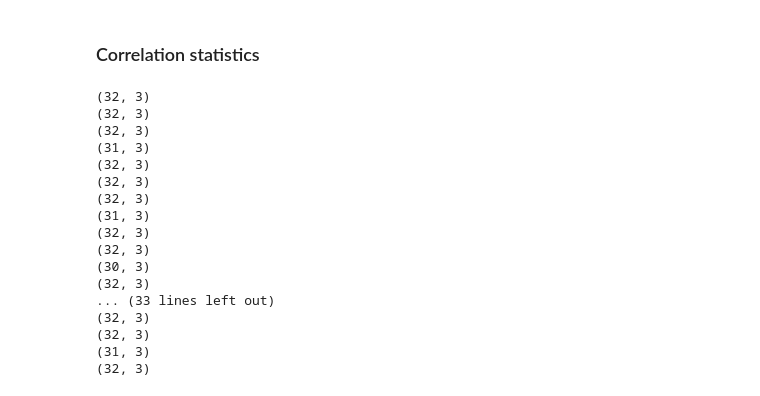
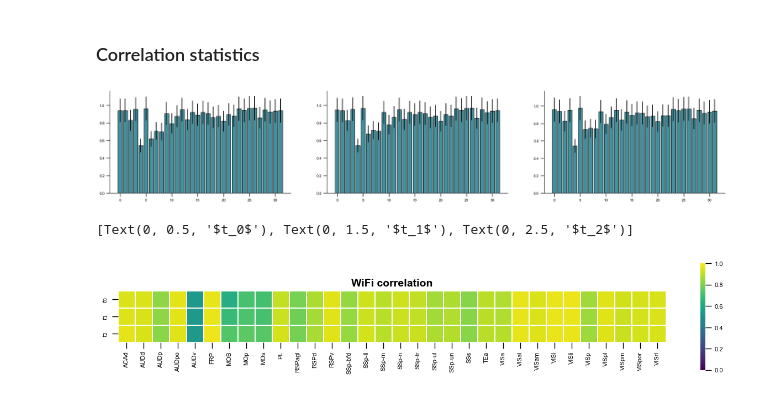
Before and after one commit to debottamKundu/ibl-partial-info-decomp, a Jupyter notebook: notebooks/widefield_pid.ipynb, the cells around one changed output. Cells and saved outputs as stored; diff of their text form; code cells hidden in the pictures.

```diff
--- a/notebooks/widefield_pid.ipynb
+++ b/notebooks/widefield_pid.ipynb
@@ -512,23 +548,46 @@ storage = []
 # %%
-for file in wficorrelationfiles:
+storage = np.zeros((49, 32, 3), dtype=np.float32)
+for idx, file in enumerate(wficorrelationfiles):
     with open(file, "rb") as f:
         wifidata = pkl.load(f)
-    print(wifidata[0].shape)
+    region_names = np.concatenate(wifidata[3])
+    for idy in range(len(region_names)):
+        region = region_names[idy]
+        for idz in range(3):
+            storage[idx, string_to_index[region], idz] = wifidata[0][idy, idz]  # all trials
-# %% [output]
-(32, 3)
-(32, 3)
-(32, 3)
-(31, 3)
-(32, 3)
-(32, 3)
-(32, 3)
-(31, 3)
-(32, 3)
-(32, 3)
-(30, 3)
-(32, 3)
-... (33 lines left out)
-(32, 3)
-(32, 3)
-(31, 3)
-(32, 3)
+# %%
+storage_means = np.nanmean(storage, axis=0)
+storage_stds = np.nanmean(storage, axis=0)
+# %%
+fig, ax = plt.subplots(ncols=3, figsize=(24, 4))
+
+for idx in range(3):
+    ax[idx].bar(
+        np.arange(32),
+        storage_means[:, idx],
+        edgecolor="k",
+        color="#43909e",
+        yerr=storage_stds[:, idx] / np.sqrt(49),
+
+    )
+# %% [output]
+[figure, added]
+# %%
+fig, ax = plt.subplots(figsize=(16, 5))
+sns.heatmap(
+    storage_means.T,
+    cmap="viridis",
+    linecolor="white",
+    linewidths=0.25,
+    square=True,
+    cbar_kws={"shrink": 0.5},
+    ax=ax,
+    vmin=0,
+    vmax=1,
+)
+ax.set_xticklabels(regions, rotation=90)
+ax.set_title("WiFi correlation")
+ax.set_yticklabels(["$t_0$", "$t_1$", "$t_2$"])
+# %% [output]
+[Text(0, 0.5, '$t_0$'), Text(0, 1.5, '$t_1$'), Text(0, 2.5, '$t_2$')]
+[figure, added]
```
Also changed, not shown: parts of 2 cells of this notebook, 8 other files.
